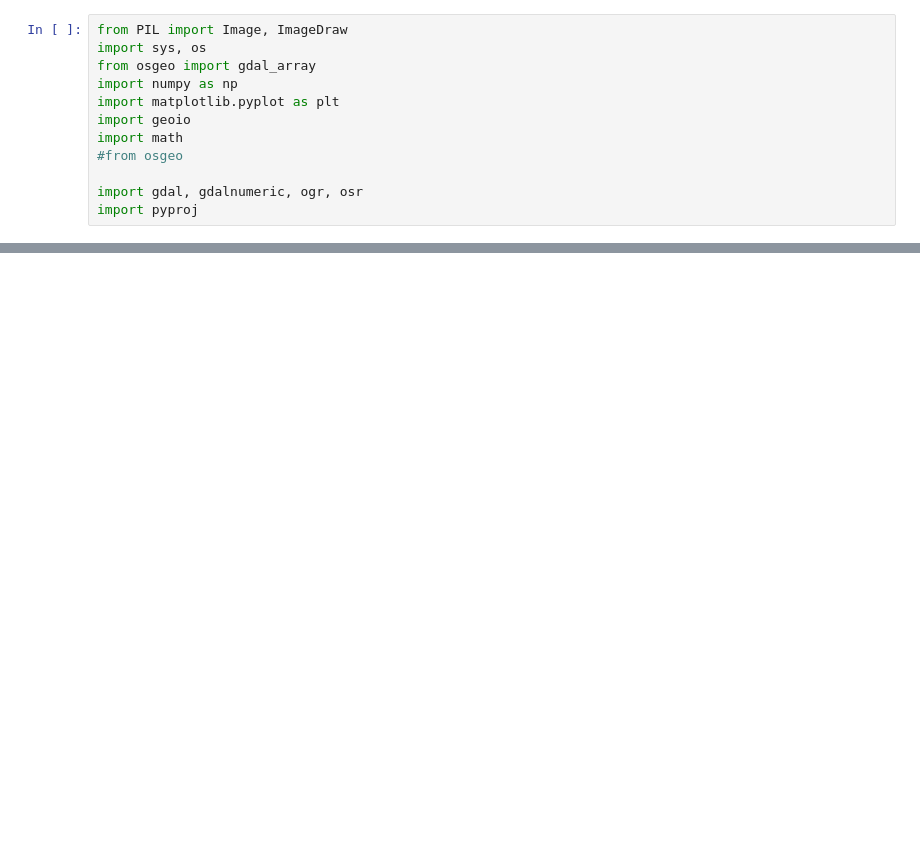
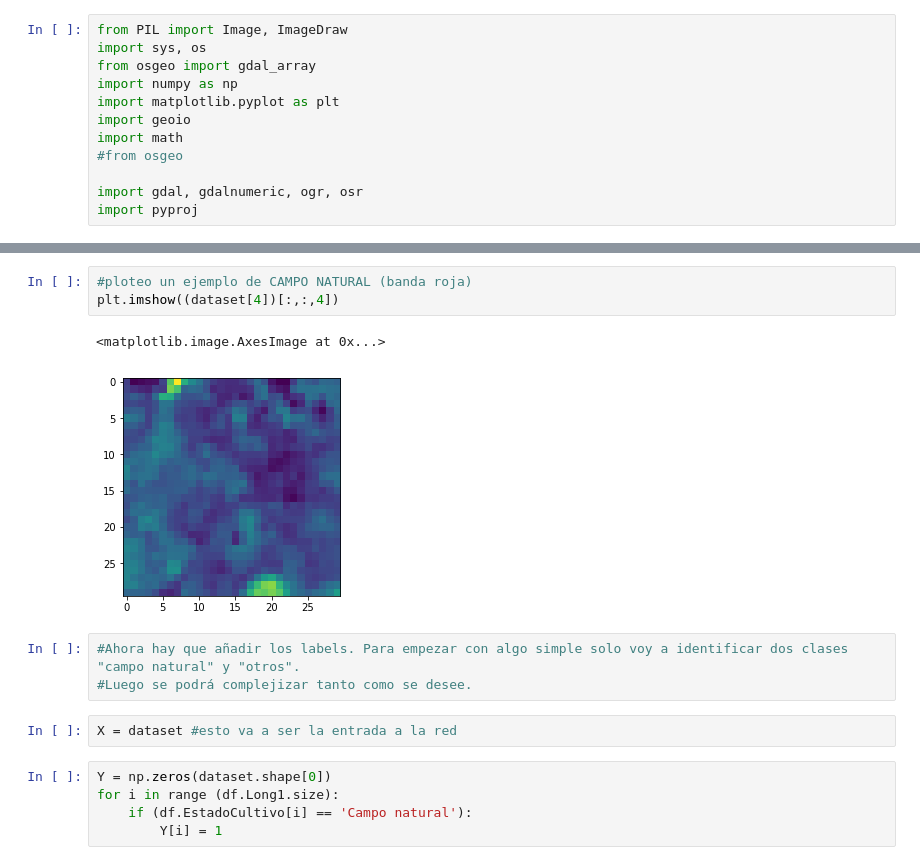
Before and after one commit to jamesluc007/DeepLearningInternship, a Jupyter notebook: Crop Yield Prediction/Crop Type Classification model - CNN/First/Untitled.ipynb, the cells around one changed output, grey strips where cells are left out. Cells and saved outputs as stored; diff of their text form; blank space fills up the shorter version.

```diff
--- a/Crop Yield Prediction/Crop Type Classification model - CNN/First/Untitled.ipynb
+++ b/Crop Yield Prediction/Crop Type Classification model - CNN/First/Untitled.ipynb
@@ -77,0 +137,16 @@ plt.savefig('red_band.png', dpi=500)
+# %%
+#ploteo un ejemplo de CAMPO NATURAL (banda roja)
+plt.imshow((dataset[4])[:,:,4])
+# %% [output]
+<matplotlib.image.AxesImage at 0x...>
+[figure, added]
+# %%
+#Ahora hay que añadir los labels. Para empezar con algo simple solo voy a identificar dos clases "campo natural" y "otros".
+#Luego se podrá complejizar tanto como se desee.
+# %%
+X = dataset #esto va a ser la entrada a la red
+# %%
+Y = np.zeros(dataset.shape[0])
+for i in range (df.Long1.size):
+    if (df.EstadoCultivo[i] == 'Campo natural'):
+        Y[i] = 1
```
Also changed, not shown: parts of 28 cells of this notebook, 5 other files.
